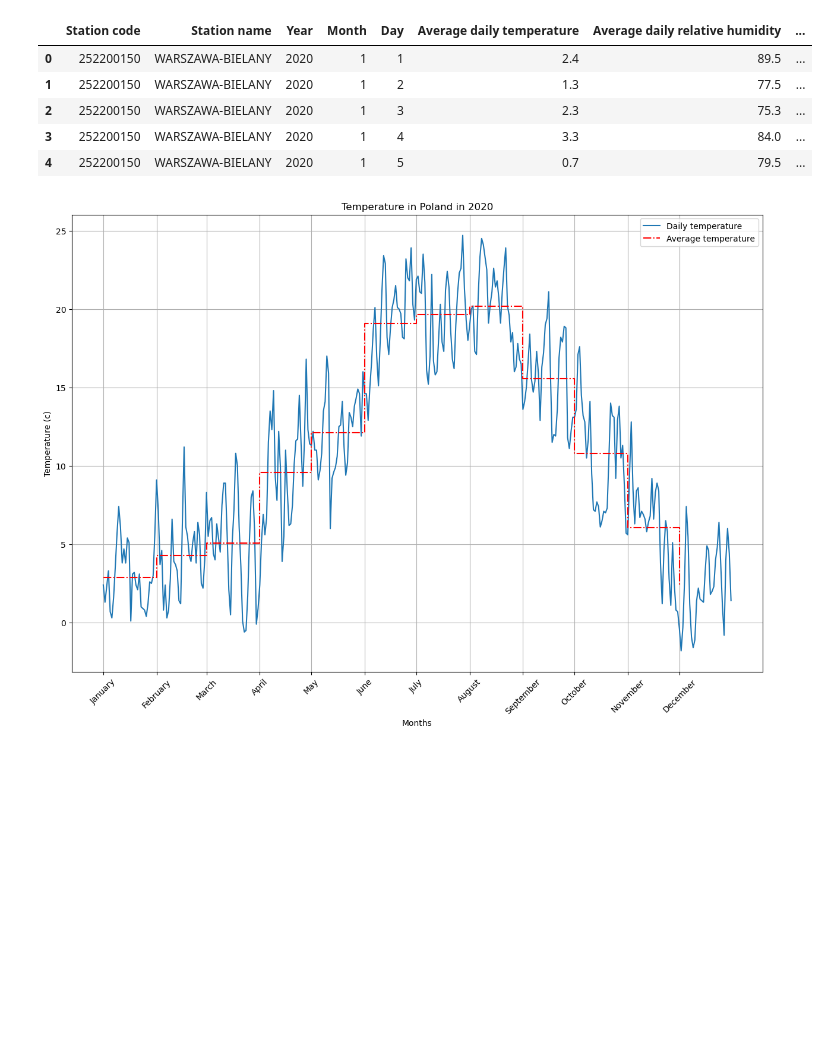
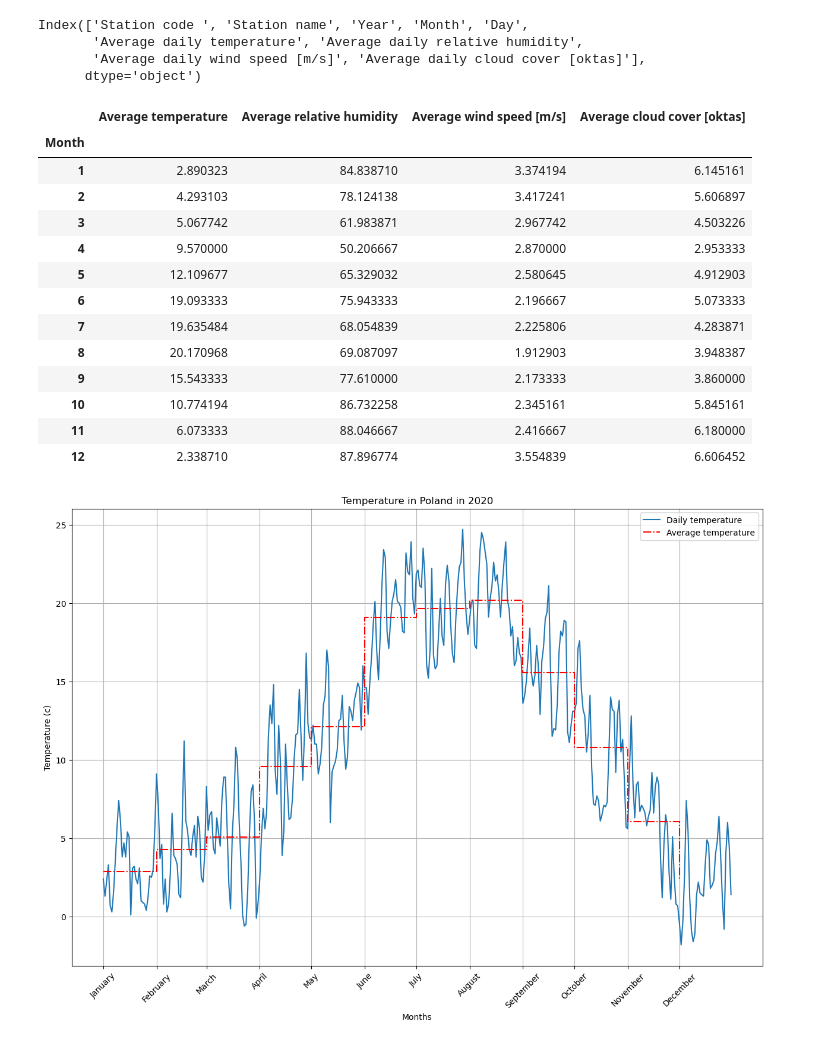
Before and after one commit to UrosVukmanovic/Data_Science_Coders_Lab, a Jupyter notebook: Python/Python_Session_4 Matplotlib_WebScrapping/Webscraping_and_plots_-_Exercise_files/02_Charts/02_Generating 2D charts/0_Average_temperature.ipynb, the cells around one changed output. Drawn from its saved outputs; the diff is of its cells as text; code cells hidden in the pictures; blank space fills up the shorter version.

```diff
--- a/Python/Python_Session_4 Matplotlib_WebScrapping/Webscraping_and_plots_-_Exercise_files/02_Charts/02_Generating 2D charts/0_Average_temperature.ipynb
+++ b/Python/Python_Session_4 Matplotlib_WebScrapping/Webscraping_and_plots_-_Exercise_files/02_Charts/02_Generating 2D charts/0_Average_temperature.ipynb
@@ -1 +13,8 @@
+# %%
+df.columns
+# %% [output]
+Index(['Station code ', 'Station name', 'Year', 'Month', 'Day',
+       'Average daily temperature', 'Average daily relative humidity',
+       'Average daily wind speed [m/s]', 'Average daily cloud cover [oktas]'],
+      dtype='object')
 # %%
@@ -19,14 +36,22 @@ df_month_avg.columns = [
         'Average wind speed [m/s]', 'Average cloud cover [oktas]'
 ]
 # %%
-df.head()
+df_month_avg
 # %% [output]
-|  | Station code | Station name | Year | Month | Day | Average daily temperature | Average daily relative humidity | ... |
-| 0 | 252200150 | WARSZAWA-BIELANY | 2020 | 1 | 1 | 2.4 | 89.5 | ... |
-| 1 | 252200150 | WARSZAWA-BIELANY | 2020 | 1 | 2 | 1.3 | 77.5 | ... |
-| 2 | 252200150 | WARSZAWA-BIELANY | 2020 | 1 | 3 | 2.3 | 75.3 | ... |
-| 3 | 252200150 | WARSZAWA-BIELANY | 2020 | 1 | 4 | 3.3 | 84.0 | ... |
-| 4 | 252200150 | WARSZAWA-BIELANY | 2020 | 1 | 5 | 0.7 | 79.5 | ... |
+|  | Average temperature | Average relative humidity | Average wind speed [m/s] | Average cloud cover [oktas] |
+| Month |  |  |  |  |
+| 1 | 2.890323 | 84.838710 | 3.374194 | 6.145161 |
+| 2 | 4.293103 | 78.124138 | 3.417241 | 5.606897 |
+| 3 | 5.067742 | 61.983871 | 2.967742 | 4.503226 |
+| 4 | 9.570000 | 50.206667 | 2.870000 | 2.953333 |
+| 5 | 12.109677 | 65.329032 | 2.580645 | 4.912903 |
+| 6 | 19.093333 | 75.943333 | 2.196667 | 5.073333 |
+| 7 | 19.635484 | 68.054839 | 2.225806 | 4.283871 |
+| 8 | 20.170968 | 69.087097 | 1.912903 | 3.948387 |
+| 9 | 15.543333 | 77.610000 | 2.173333 | 3.860000 |
+| 10 | 10.774194 | 86.732258 | 2.345161 | 5.845161 |
+| 11 | 6.073333 | 88.046667 | 2.416667 | 6.180000 |
+| 12 | 2.338710 | 87.896774 | 3.554839 | 6.606452 |
 # %%
 import matplotlib.pyplot as plt
 
```
Also changed, not shown: parts of 2 cells of this notebook, 1 other file.
